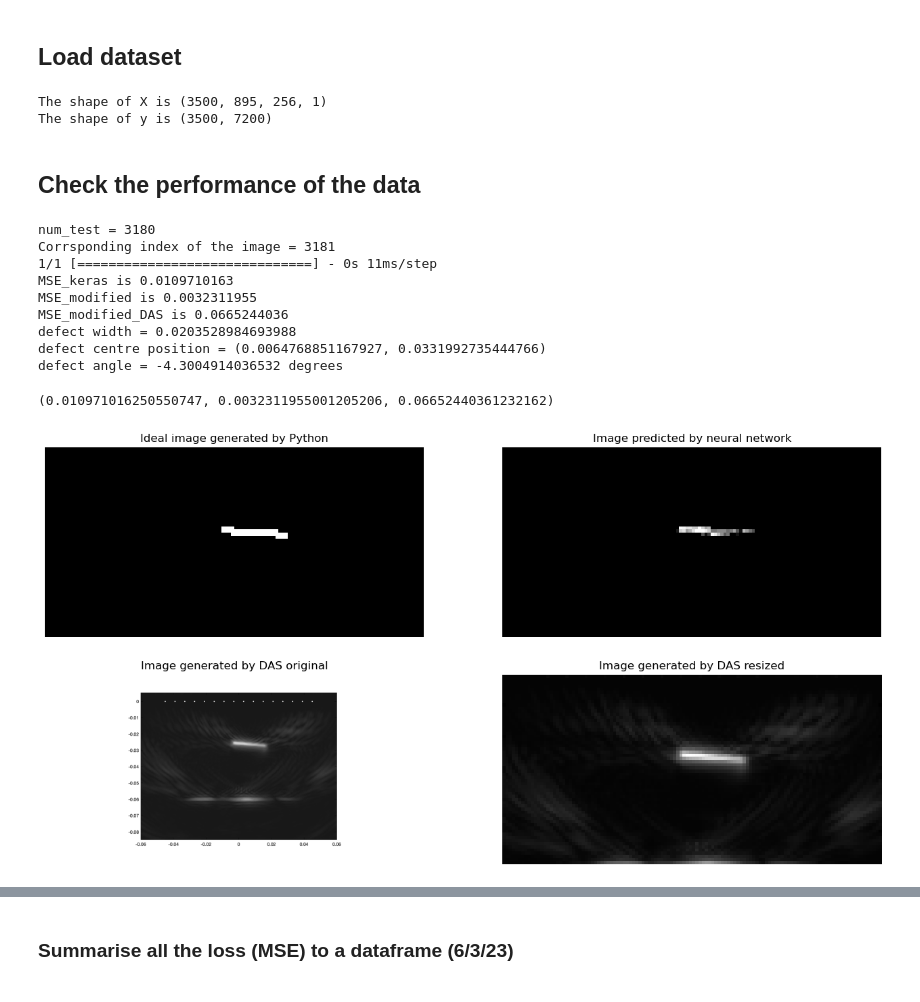
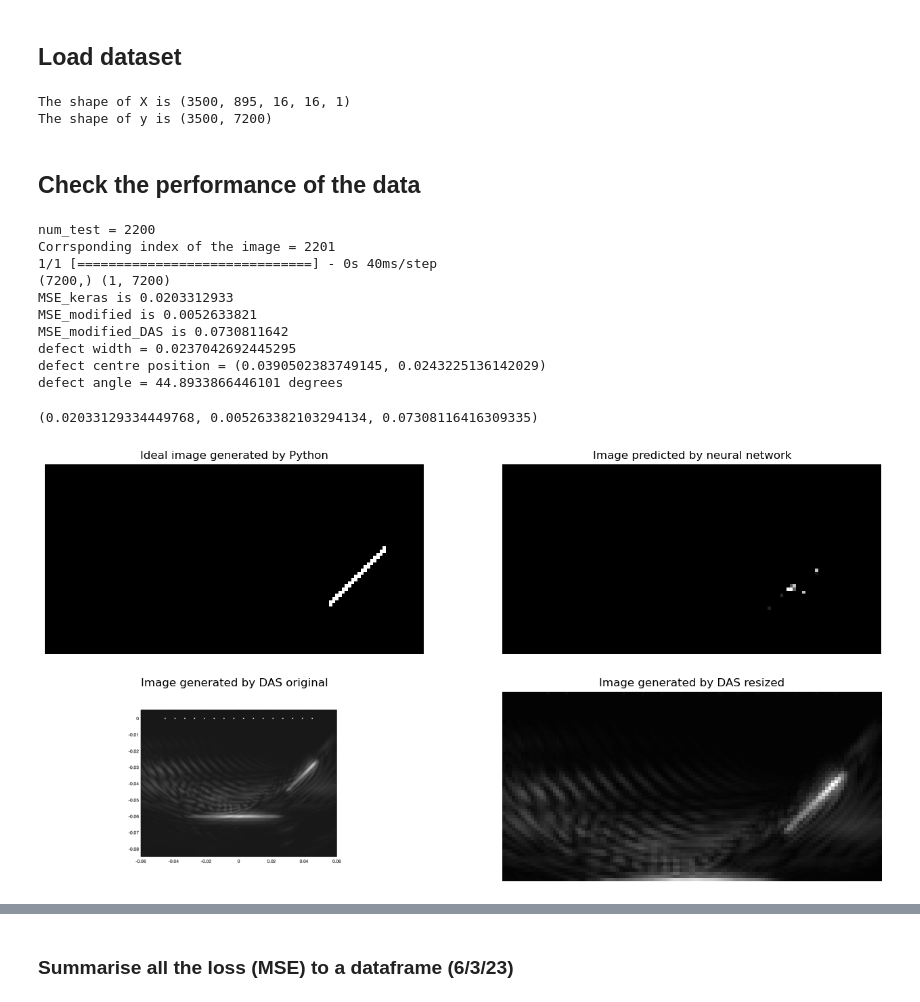
Before and after one commit to MC-Kangan/FYP_Ultrasound_Imaging_ML, a Jupyter notebook: Model_tester.ipynb, the cells around one changed output, grey strips where cells are left out. Drawn from its saved outputs; the diff is of its cells as text; code cells hidden in the pictures.

```diff
--- a/Model_tester.ipynb
+++ b/Model_tester.ipynb
@@ -82,8 +212,8 @@ plt.show()
 # filename = 'cnn3d_v3_1000_5_1.75e-14_50_pooling-lr_100.pkl'
 
 # filename = 'cnn3d_v3_2000_5_1.75e-14_50_kt-all_100.pkl'
-# filename = '3D_2450_o7167535.pkl'
-filename = '2D_2450_o7165279-1.pkl'
+filename = '3D_2450_o7167535.pkl'
+# filename = '2D_2450_o7165279-1.pkl'
 # info = model_namer_description(filename)
 model = load_ml_model(filename)
 model.summary()
@@ -113,7 +246,7 @@ _________________________________________________________________
 # img_resize_factor = int(info['img_resize'])
 # epochs = int(info['epochs'])
 
-x_dimension= 2
+x_dimension= 3
 img_resize_factor = 50
 shrinkx = False
 
@@ -126,7 +259,7 @@ config = {'x_dimension':x_dimension,
          'img_resize_factor':img_resize_factor,
          'shrinkx':shrinkx}
 # %% [output]
-The shape of X is (3500, 895, 256, 1)
+The shape of X is (3500, 895, 16, 16, 1)
 The shape of y is (3500, 7200)
 # %% [markdown]
 ## Check the performance of the data
@@ -181,11 +314,11 @@ def check_result(config, model, num_test):
         else:
             ypred = model.predict(X[num_test].reshape(-1, xshape, 16*16, 1))
 
-
     # Calculate MSE of the prediction
 
+    print(y[num_test].shape, ypred.shape)
     mse = tf.keras.losses.MeanSquaredError()
-    MSE = float(mse(y[num_test], ypred).numpy()) # Use the unreshaped true_img to calculate MSE
+    MSE = float(mse(y[num_test].reshape(1,-1), ypred.reshape(1,-1)).numpy()) # Use the unreshaped true_img to calculate MSE
     print(f'MSE_keras is {round(MSE,10)}')
 
     # MSE2 = np.sum(np.square(true_img.reshape(1, -1) - ypred.reshape(1, -1)))/len(true_img.reshape(1, -1))
@@ -203,9 +336,7 @@ def check_result(config, model, num_test):
     img = ypred.reshape(int(120*img_resize_factor/100), int(240*img_resize_factor/100))
 
     # Calculate the modified MSE (after applying the threshold and modifying the true_img)
-
-    mse_modified = tf.keras.losses.MeanSquaredError()
-    MSE_modified = float(mse_modified(true_img_modified, img).numpy()) # Use the unreshaped true_img to calculate MSE
+    MSE_modified = float(mse(true_img_modified.reshape(1,-1), img.reshape(1,-1)).numpy()) # Use the unreshaped true_img to calculate MSE
     print(f'MSE_modified is {round(MSE_modified,10)}')
 
     ax[0,1].imshow(img, cmap ='gray')
@@ -216,44 +347,44 @@ def check_result(config, model, num_test):
     # 3. Plotting the DAS image produced by MATLAB
 
     dirName_das_fmc = "/Users/chenkangan/Desktop/ME4_FYP/imageGenerate_2022/DAS_Figure_FMC"
     # Read image in greyscale
     image_das_fmc = cv.imread(f'{dirName_das_fmc}/Figure_{num_test+1}_fmc.png',cv.IMREAD_GRAYSCALE)  # convert to array
 
     ax[1,0].imshow(image_das_fmc, cmap='gray')
     ax[1,0].set_title('Image generated by DAS original')
     ax[1,0].axis('off')
 
     # Crop and resize the das image
     das_img_resize = DAS_image_resize(image_das_fmc)
     ax[1,1].imshow(das_img_resize, cmap='gray')
     ax[1,1].set_title('Image generated by DAS resized')
     ax[1,1].axis('off')
 
     # Calculate the modified MSE for DAS image for comparison (after cropping and resizing)
-    mse_modified_das = tf.keras.losses.MeanSquaredError()
-    MSE_modified_das = float(mse_modified(true_img_modified, das_img_resize).numpy()) # Use the unreshaped true_img to calculate MSE
+    MSE_modified_das = float(mse(true_img_modified.reshape(1,-1), das_img_resize.reshape(1,-1)).numpy()) # Use the unreshaped true_img to calculate MSE
     print(f'MSE_modified_DAS is {round(MSE_modified_das,10)}')
 
     df_concat = pd.read_csv('/Users/chenkangan/PycharmProjects/ME4_FYP_py/defect_3500.csv')
     df_concat = df_concat.set_index('index')
     defect = df_concat.loc[num_test+1]
     print(f'defect width = {defect.defWidth}')
     print(f'defect centre position = {(defect.defPosx, defect.defPosy)}')
     print(f'defect angle = {defect.defAng} degrees')
 
     return MSE, MSE_modified, MSE_modified_das
 
 
-check_result(config, model, 3180)
+check_result(config, model, 2200)
 # %% [output]
-num_test = 3180
-Corrsponding index of the image = 3181
-1/1 [==============================] - 0s 11ms/step
-MSE_keras is 0.0109710163
-MSE_modified is 0.0032311955
-MSE_modified_DAS is 0.0665244036
-defect width = 0.0203528984693988
-defect centre position = (0.0064768851167927, 0.0331992735444766)
-defect angle = -4.3004914036532 degrees
+num_test = 2200
+Corrsponding index of the image = 2201
+1/1 [==============================] - 0s 40ms/step
+(7200,) (1, 7200)
+MSE_keras is 0.0203312933
+MSE_modified is 0.0052633821
+MSE_modified_DAS is 0.0730811642
+defect width = 0.0237042692445295
+defect centre position = (0.0390502383749145, 0.0243225136142029)
+defect angle = 44.8933866446101 degrees
-(0.010971016250550747, 0.0032311955001205206, 0.06652440361232162)
+(0.02033129334449768, 0.005263382103294134, 0.07308116416309335)
-[figure, old version]
+[figure, new version]
```
Also changed, not shown: parts of 5 cells of this notebook.
